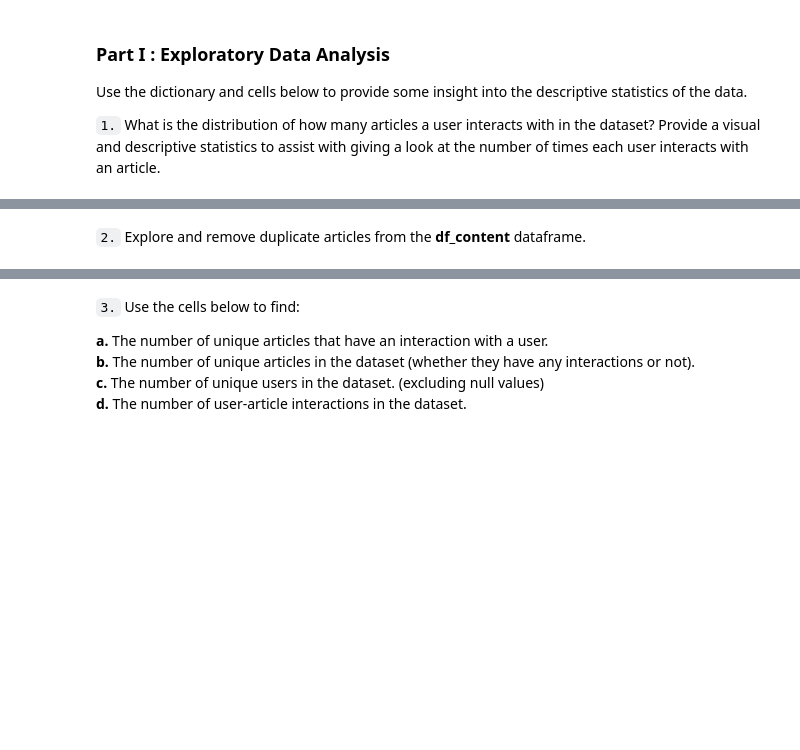
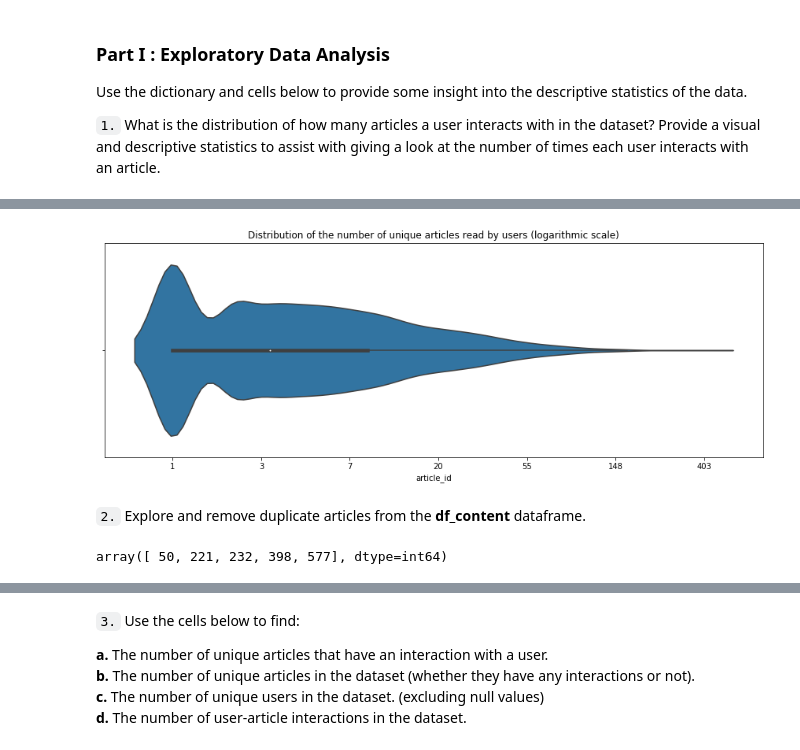
Before and after one commit to jakubkocvara/Recommender-IBM, a Jupyter notebook: Recommendations_with_IBM.ipynb, the cells around one changed output, grey strips where cells are left out. Saved outputs shown, nothing was run; the diff lists cells and outputs as text; code cells hidden in the pictures; blank space fills up the shorter version.

```diff
--- a/Recommendations_with_IBM.ipynb
+++ b/Recommendations_with_IBM.ipynb
@@ -58,3 +51,5 @@ df_content.head()
 Use the dictionary and cells below to provide some insight into the descriptive statistics of the data.
 
 `1.` What is the distribution of how many articles a user interacts with in the dataset?  Provide a visual and descriptive statistics to assist with giving a look at the number of times each user interacts with an article.
+# %%
+df_user = df.groupby('email')['article_id'].count()
@@ -66,3 +101,17 @@ max_views_by_user = # The maximum number of user-article interactions by any 1 u
+# %%
+def expon(x, pos):
+    return '%1.f' % np.exp(x)
+
+formatter = FuncFormatter(expon)
+# %%
+fig, ax = plt.subplots(figsize = (15, 5))
+ax.xaxis.set_major_formatter(formatter)
+ax.set_xlabel(xlabel = 'Hey')
+sns.violinplot(x = np.log(df_user), ax = ax)
+plt.title('Distribution of the number of unique articles read by users (logarithmic scale)')
+plt.show()
+# %% [output]
+[figure, added]
 # %% [markdown]
 `2.` Explore and remove duplicate articles from the **df_content** dataframe.
 # %%
@@ -69,0 +122,4 @@ max_views_by_user = # The maximum number of user-article interactions by any 1 u
+# %%
+article_duplicate_ids
+# %% [output]
+array([ 50, 221, 232, 398, 577], dtype=int64)
```
Also changed, not shown: parts of 55 cells of this notebook, 1 other file.
